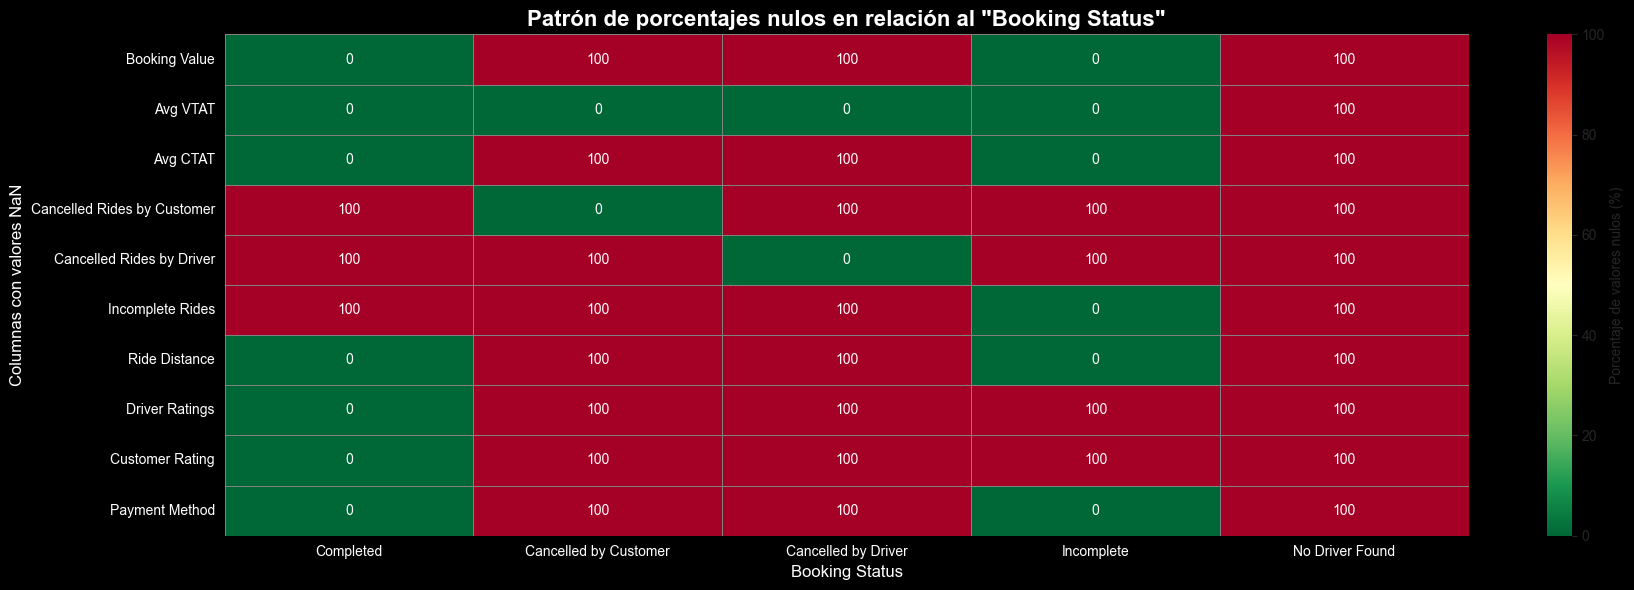
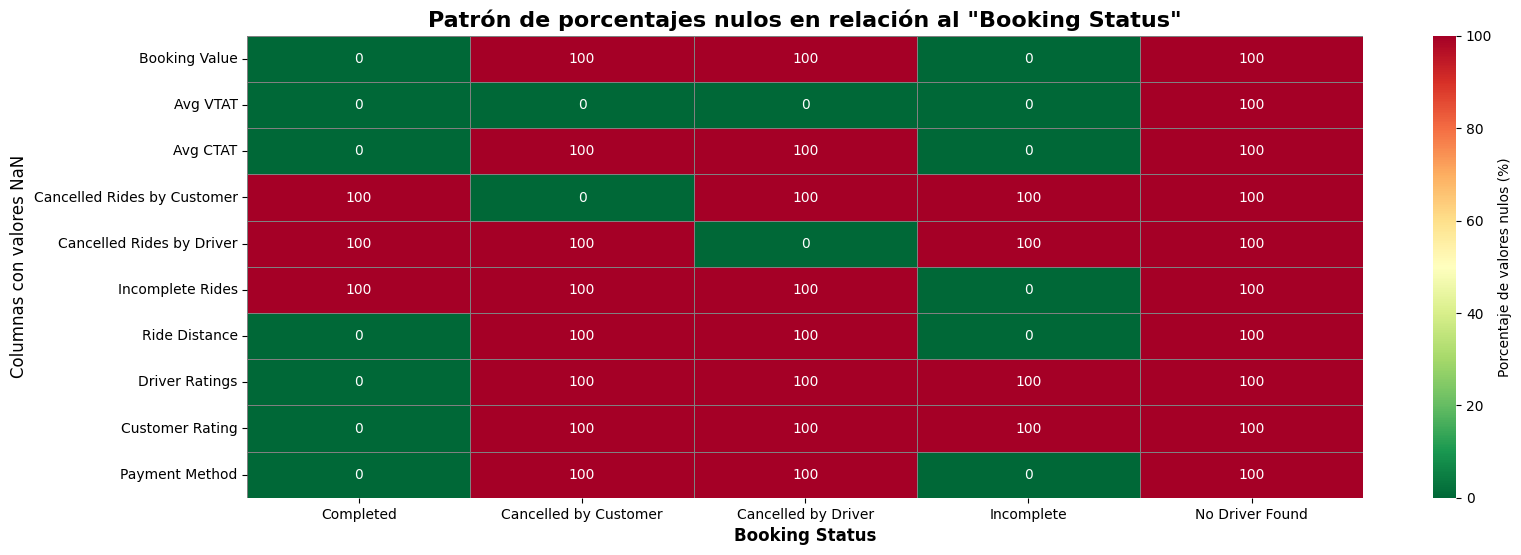
The change to this notebook cell's code, shown as a diff; its figure went from the first image to the second:
--- before
+++ after
@@ -1,5 +1,4 @@
 # Crear el heatmap
-plt.figure(figsize=(18, 6), facecolor='black')
-
+plt.figure(figsize=(18, 6))
 sns.heatmap(df_heatmap, 
             annot=True,  # True: Muestra los valores | False: Esconde los valores
@@ -10,10 +9,8 @@
             linecolor='gray')
 
-#sns.heatmap(df_heatmap)
-plt.title('Patrón de porcentajes nulos en relación al "Booking Status"', fontsize=16, fontweight='bold', color='white')
-plt.xlabel('Booking Status', fontsize=12, color='white')
-plt.ylabel('Columnas con valores NaN', fontsize=12, color='white')
-plt.yticks(color='white')
-plt.xticks(rotation=0, ha='center', color='white')
-plt.tight_layout()
+plt.title('Patrón de porcentajes nulos en relación al "Booking Status"', fontsize=16, fontweight='bold')
+plt.xlabel('Booking Status', fontsize=12, fontweight='bold')
+plt.ylabel('Columnas con valores NaN', fontsize=12)
+plt.xticks(rotation=0, ha='center')
+
 plt.show()

Commit: varias actualizaciones